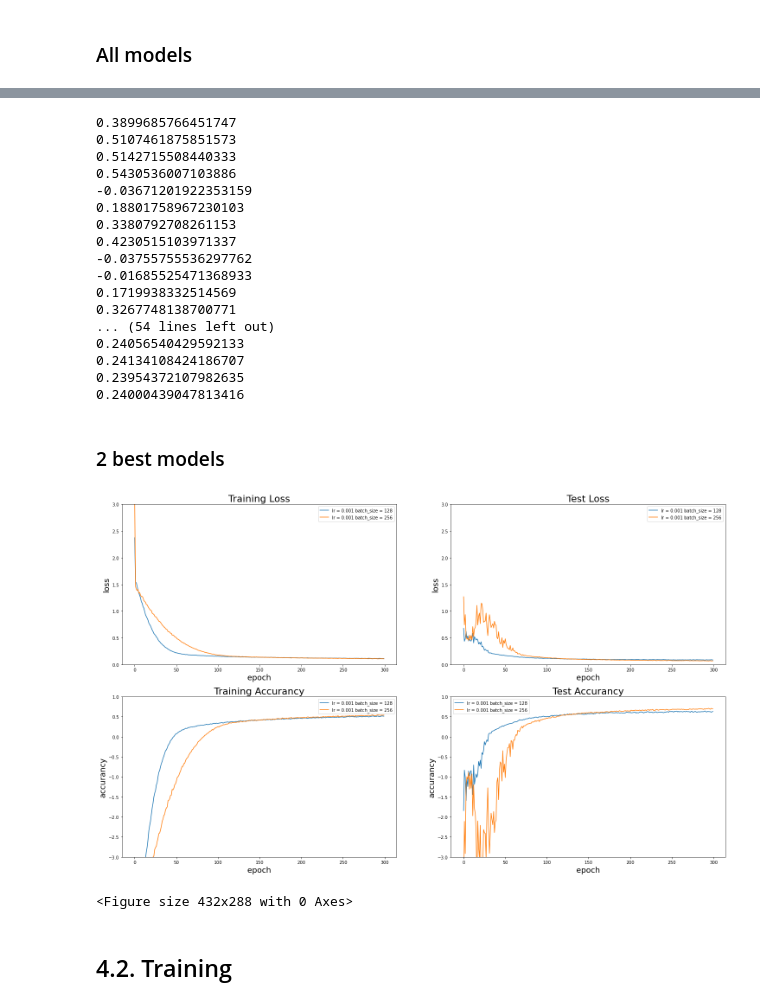
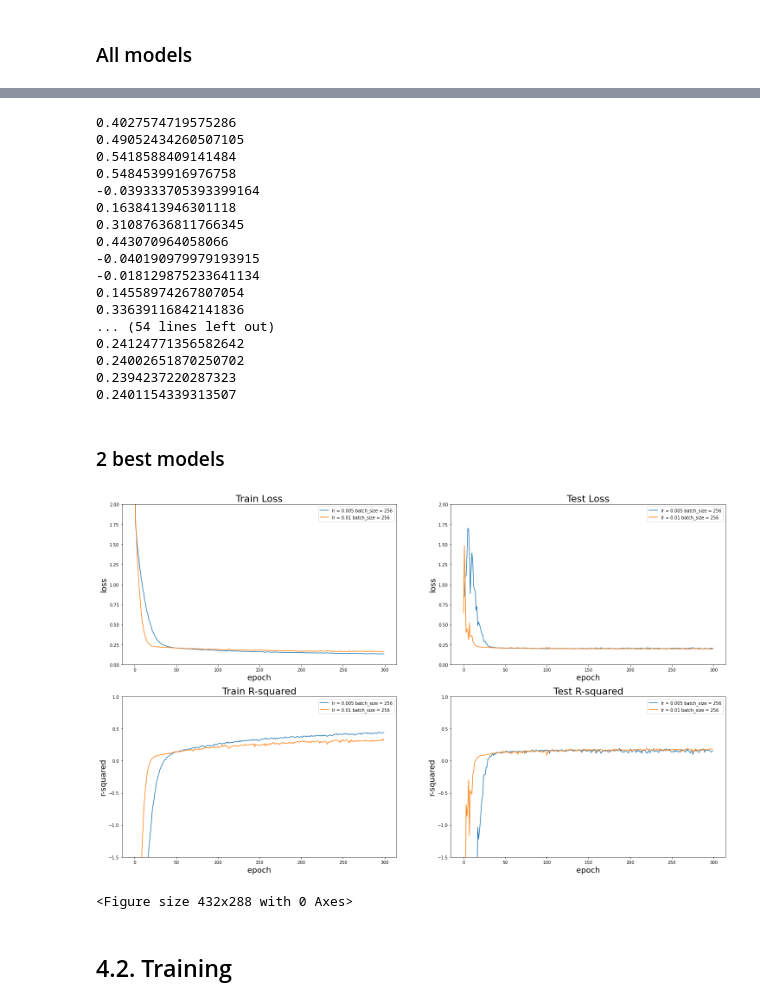
Before and after one commit to JamEwe/ADMET-PrInt, a Jupyter notebook: experiments/genotoxicity/maccs_FCNN.ipynb, the cells around one changed output, grey strips where cells are left out. Saved outputs shown, nothing was run; the diff lists cells and outputs as text; code cells hidden in the pictures.

```diff
--- a/experiments/genotoxicity/maccs_FCNN.ipynb
+++ b/experiments/genotoxicity/maccs_FCNN.ipynb
@@ -49,8 +49,8 @@ df_train_all = pd.concat([df_train, df_valid])
 X_train_all = df_train_all.loc[:, df_train_all.columns != 'genotoxicity']
 y_train_all = df_train_all['genotoxicity']
 
-X_train = df_train_all.loc[:, df_train_all.columns != 'genotoxicity']
-y_train = df_train_all['genotoxicity']
+X_train = df_train.loc[:, df_train.columns != 'genotoxicity']
+y_train = df_train['genotoxicity']
 
 X_test = df_test.loc[:, df_test.columns != 'genotoxicity']
 y_test = df_test['genotoxicity']
@@ -290,62 +290,62 @@ print("___________________\n")
 for data in test_losses_all:
     print(data[-1])
 # %% [output]
-0.3899685766451747
-0.5107461875851573
-0.5142715508440333
-0.5430536007103886
--0.03671201922353159
-0.18801758967230103
-0.3380792708261153
-0.4230515103971337
--0.03755755536297762
--0.01685525471368933
-0.1719938332514569
-0.3267748138700771
+0.4027574719575286
+0.49052434260507105
+0.5418588409141484
+0.5484539916976758
+-0.039333705393399164
+0.1638413946301118
+0.31087636811766345
+0.443070964058066
+-0.040190979979193915
+-0.018129875233641134
+0.14558974267807054
+0.33639116842141836
 ... (54 lines left out)
-0.24056540429592133
-0.24134108424186707
-0.23954372107982635
-0.24000439047813416
+0.24124771356582642
+0.24002651870250702
+0.2394237220287323
+0.2401154339313507
 # %% [markdown]
 ### 2 best models
 # %%
 figure, ((ax1, ax2), (ax3, ax4)) = plt.subplots(2, 2,figsize=(25,15))
 plt.figure()
-ax1.set_title("Training Loss", fontsize=22)
-ax1.plot(train_losses_all[2],label="lr = 0.001 batch_size = 128")
-ax1.plot(train_losses_all[3],label="lr = 0.001 batch_size = 256")
+ax1.set_title("Train Loss", fontsize=22)
+ax1.plot(train_losses_all[7],label="lr = 0.005 batch_size = 256")
+ax1.plot(train_losses_all[11],label="lr = 0.01 batch_size = 256")
 ax1.set_xlabel("epoch", fontsize=18)
 ax1.set_ylabel("loss", fontsize=18)
 ax1.legend()
-ax1.set_ylim([0, 3])
+ax1.set_ylim([0, 2])
 
 ax2.set_title("Test Loss", fontsize=22)
-ax2.plot(test_losses_all[2],label="lr = 0.001 batch_size = 128")
-ax2.plot(test_losses_all[3],label="lr = 0.001 batch_size = 256")
+ax2.plot(test_losses_all[7],label="lr = 0.005 batch_size = 256")
+ax2.plot(test_losses_all[11],label="lr = 0.01 batch_size = 256")
 ax2.set_xlabel("epoch", fontsize=18)
 ax2.set_ylabel("loss", fontsize=18)
 ax2.legend()
-ax2.set_ylim([0, 3])
+ax2.set_ylim([0, 2])
 
-ax3.set_title("Training Accurancy", fontsize=22)
-ax3.plot(train_accs_all[2],label="lr = 0.001 batch_size = 128")
-ax3.plot(train_accs_all[3],label="lr = 0.001 batch_size = 256")
+ax3.set_title("Train R-squared", fontsize=22)
+ax3.plot(train_accs_all[7],label="lr = 0.005 batch_size = 256")
+ax3.plot(train_accs_all[11],label="lr = 0.01 batch_size = 256")
 ax3.set_xlabel("epoch", fontsize=18)
-ax3.set_ylabel("accurancy", fontsize=18)
+ax3.set_ylabel("r-squared", fontsize=18)
 ax3.legend()
-ax3.set_ylim([-3,1])
+ax3.set_ylim([-1.5,1])
 
-ax4.set_title("Test Accurancy", fontsize=22)
-ax4.plot(test_accs_all[2],label="lr = 0.001 batch_size = 128")
-ax4.plot(test_accs_all[3],label="lr = 0.001 batch_size = 256")
+ax4.set_title("Test R-squared", fontsize=22)
+ax4.plot(test_accs_all[7],label="lr = 0.005 batch_size = 256")
+ax4.plot(test_accs_all[11],label="lr = 0.01 batch_size = 256")
 ax4.set_xlabel("epoch", fontsize=18)
-ax4.set_ylabel("accurancy", fontsize=18)
+ax4.set_ylabel("r-squared", fontsize=18)
 ax4.legend()
-ax4.set_ylim([-3,1])
+ax4.set_ylim([-1.5,1])
 plt.show()
 # %% [output]
-[figure, old version]
+[figure, new version]
 <Figure size 432x288 with 0 Axes>
 # %% [markdown]
 ## 4.2. Training
```
Also changed, not shown: parts of 7 cells of this notebook, 8 other files.
